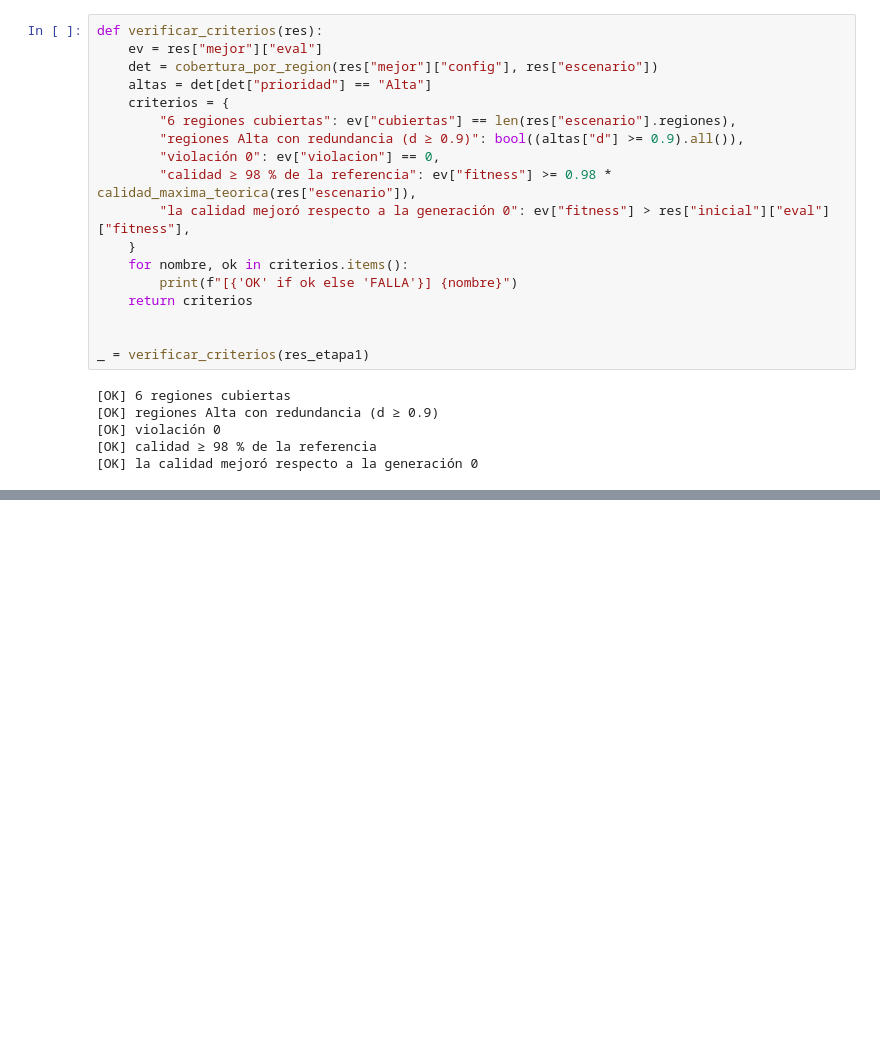
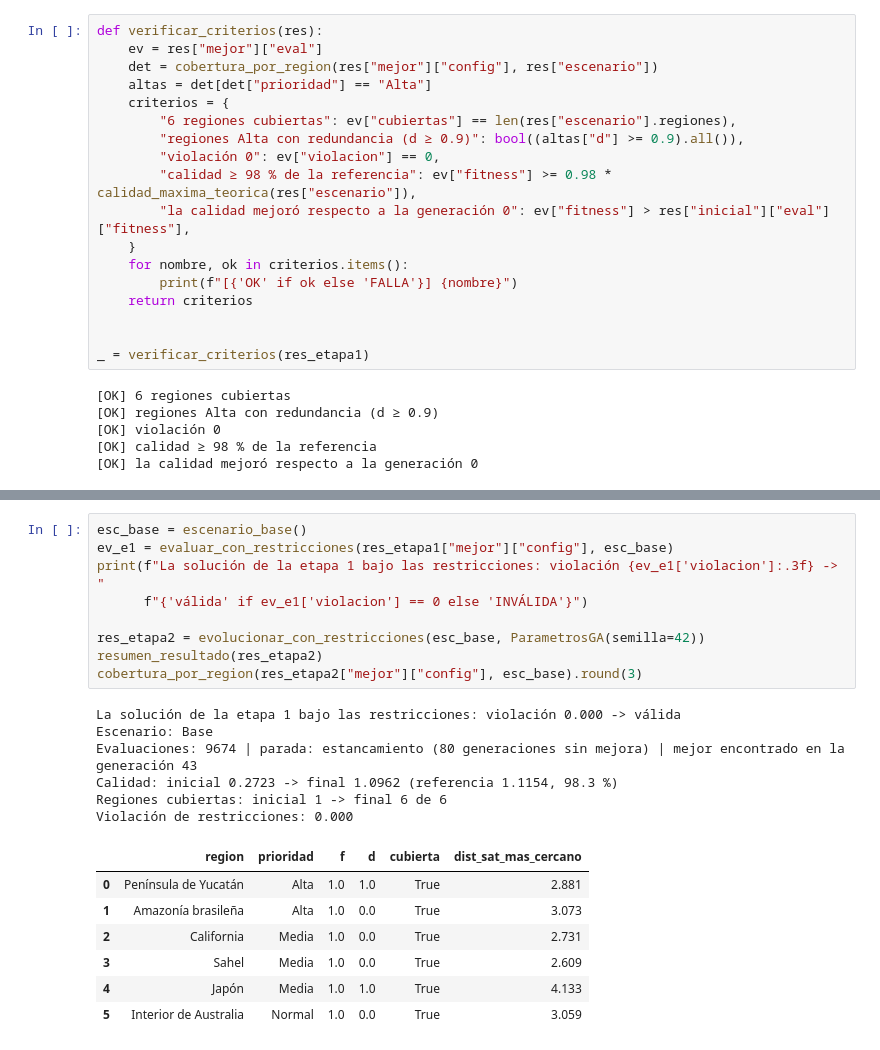
Before and after one commit to AlexRecaman/astroshield, a Jupyter notebook: astroshield.ipynb, the cells around one changed output, grey strips where cells are left out. Cells and saved outputs as stored; diff of their text form; blank space fills up the shorter version.

```diff
--- a/astroshield.ipynb
+++ b/astroshield.ipynb
@@ -665,0 +795,23 @@ _ = verificar_criterios(res_etapa1)
+# %%
+esc_base = escenario_base()
+ev_e1 = evaluar_con_restricciones(res_etapa1["mejor"]["config"], esc_base)
+print(f"La solución de la etapa 1 bajo las restricciones: violación {ev_e1['violacion']:.3f} -> "
+      f"{'válida' if ev_e1['violacion'] == 0 else 'INVÁLIDA'}")
+
+res_etapa2 = evolucionar_con_restricciones(esc_base, ParametrosGA(semilla=42))
+resumen_resultado(res_etapa2)
+cobertura_por_region(res_etapa2["mejor"]["config"], esc_base).round(3)
+# %% [output]
+La solución de la etapa 1 bajo las restricciones: violación 0.000 -> válida
+Escenario: Base
+Evaluaciones: 9674 | parada: estancamiento (80 generaciones sin mejora) | mejor encontrado en la generación 43
+Calidad: inicial 0.2723 -> final 1.0962 (referencia 1.1154, 98.3 %)
+Regiones cubiertas: inicial 1 -> final 6 de 6
+Violación de restricciones: 0.000
+|  | region | prioridad | f | d | cubierta | dist_sat_mas_cercano |
+| 0 | Península de Yucatán | Alta | 1.0 | 1.0 | True | 2.881 |
+| 1 | Amazonía brasileña | Alta | 1.0 | 0.0 | True | 3.073 |
+| 2 | California | Media | 1.0 | 0.0 | True | 2.731 |
+| 3 | Sahel | Media | 1.0 | 0.0 | True | 2.609 |
+| 4 | Japón | Media | 1.0 | 1.0 | True | 4.133 |
+| 5 | Interior de Australia | Normal | 1.0 | 0.0 | True | 3.059 |
```
Also changed, not shown: parts of 18 cells of this notebook.
